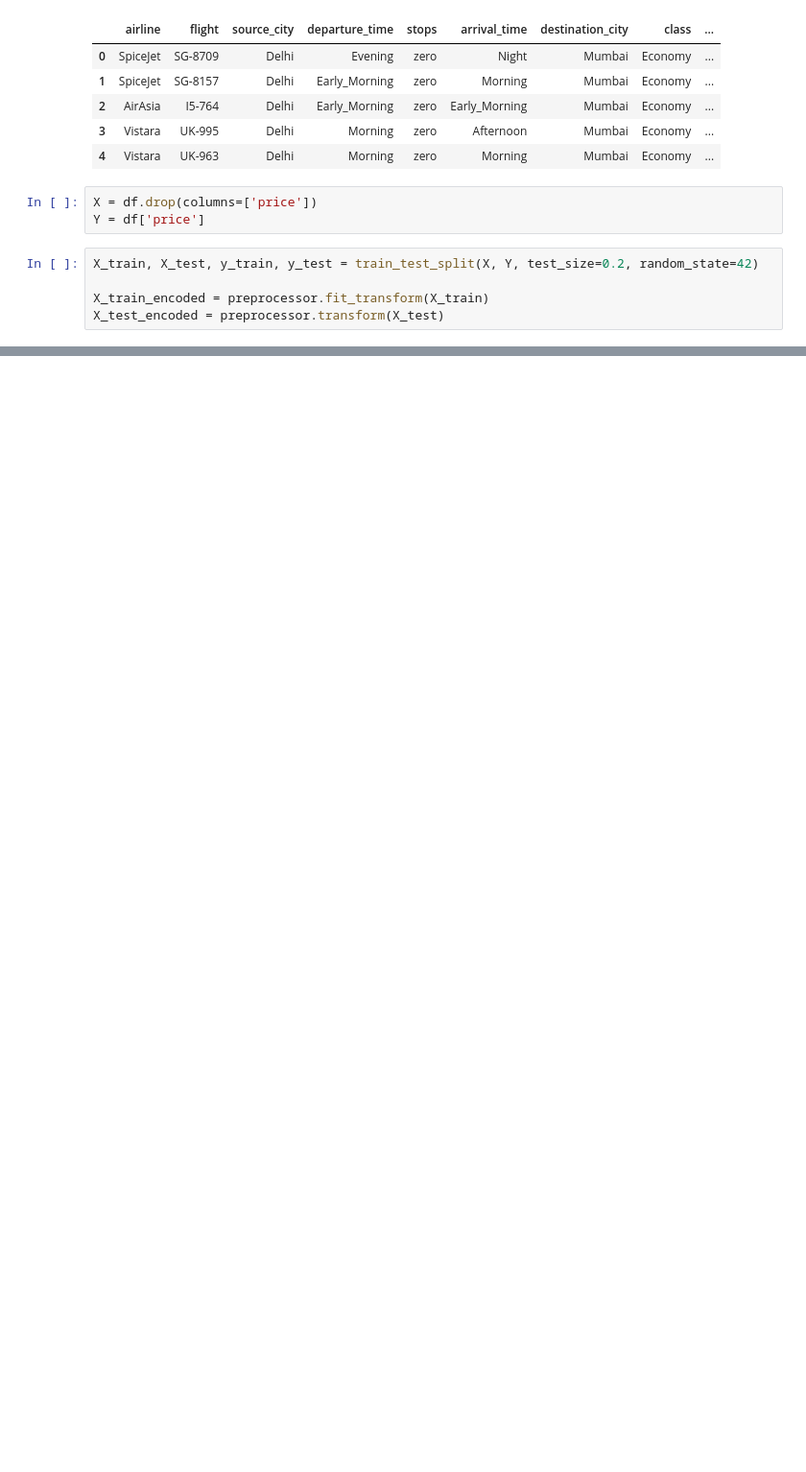
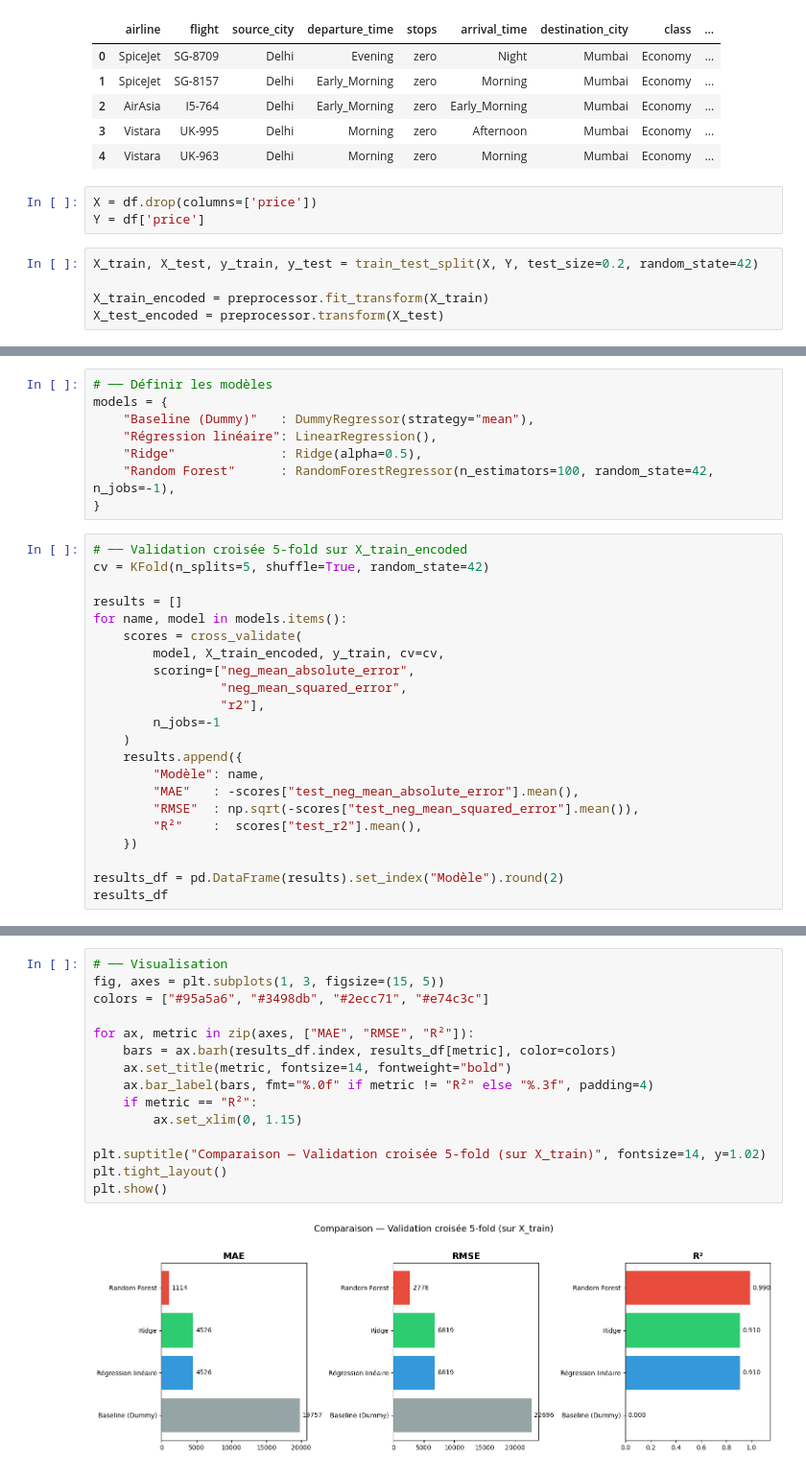
Before and after one commit to nouresho/Pr-diction-du-prix-des-billets-d-avion, a Jupyter notebook: 04_Modeling.ipynb, the cells around one changed output, grey strips where cells are left out. Shown at 96% size. Cells and saved outputs as stored; diff of their text form; blank space fills up the shorter version.

```diff
--- a/04_Modeling.ipynb
+++ b/04_Modeling.ipynb
@@ -37,0 +48,30 @@ X_test_encoded = preprocessor.transform(X_test)
+# %%
+# ── Définir les modèles
+models = {
+    "Baseline (Dummy)"   : DummyRegressor(strategy="mean"),
+    "Régression linéaire": LinearRegression(),
+    "Ridge"              : Ridge(alpha=0.5),
+    "Random Forest"      : RandomForestRegressor(n_estimators=100, random_state=42, n_jobs=-1),
+}
+# %%
+# ── Validation croisée 5-fold sur X_train_encoded
+cv = KFold(n_splits=5, shuffle=True, random_state=42)
+
+results = []
+for name, model in models.items():
+    scores = cross_validate(
+        model, X_train_encoded, y_train, cv=cv,
+        scoring=["neg_mean_absolute_error",
+                 "neg_mean_squared_error",
+                 "r2"],
+        n_jobs=-1
+    )
+    results.append({
+        "Modèle": name,
+        "MAE"   : -scores["test_neg_mean_absolute_error"].mean(),
+        "RMSE"  : np.sqrt(-scores["test_neg_mean_squared_error"].mean()),
+        "R²"    :  scores["test_r2"].mean(),
+    })
+
+results_df = pd.DataFrame(results).set_index("Modèle").round(2)
+results_df
@@ -37,0 +85,17 @@ X_test_encoded = preprocessor.transform(X_test)
+# %%
+# ── Visualisation
+fig, axes = plt.subplots(1, 3, figsize=(15, 5))
+colors = ["#95a5a6", "#3498db", "#2ecc71", "#e74c3c"]
+
+for ax, metric in zip(axes, ["MAE", "RMSE", "R²"]):
+    bars = ax.barh(results_df.index, results_df[metric], color=colors)
+    ax.set_title(metric, fontsize=14, fontweight="bold")
+    ax.bar_label(bars, fmt="%.0f" if metric != "R²" else "%.3f", padding=4)
+    if metric == "R²":
+        ax.set_xlim(0, 1.15)
+
+plt.suptitle("Comparaison — Validation croisée 5-fold (sur X_train)", fontsize=14, y=1.02)
+plt.tight_layout()
+plt.show()
+# %% [output]
+[figure, added]
```
Also changed, not shown: parts of 4 cells of this notebook, 3 other files.
